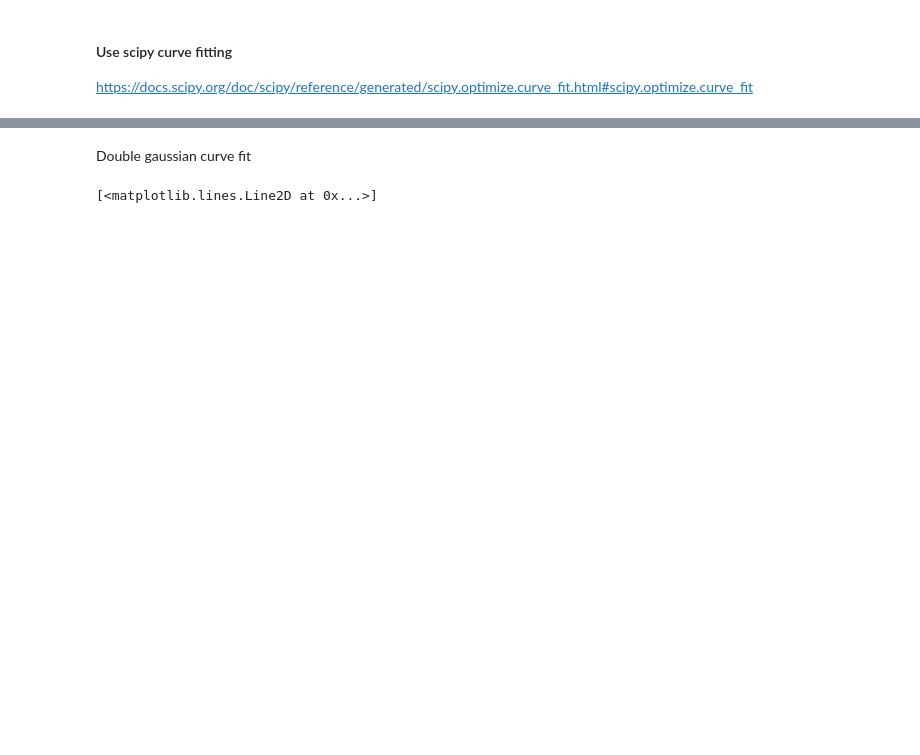
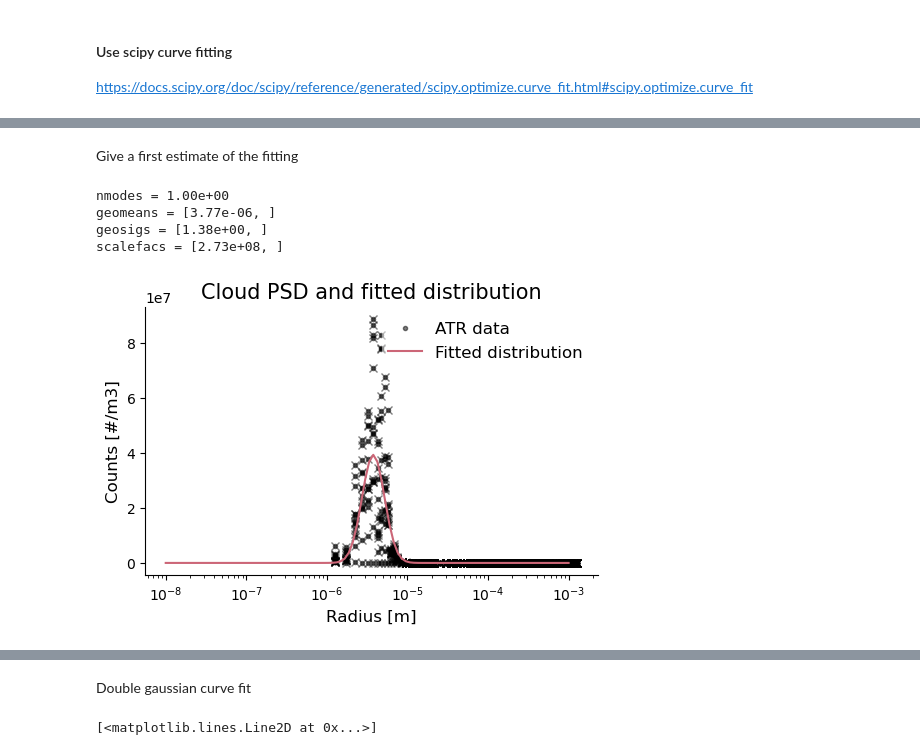
Before and after one commit to nilsnevertree/sdm-eurec4a, a Jupyter notebook: scripts/CLEO/initalize/fitting_psd.ipynb, the cells around one changed output, grey strips where cells are left out. Saved outputs shown, nothing was run; the diff lists cells and outputs as text; code cells hidden in the pictures; blank space fills up the shorter version.

```diff
--- a/scripts/CLEO/initalize/fitting_psd.ipynb
+++ b/scripts/CLEO/initalize/fitting_psd.ipynb
@@ -503,0 +651,40 @@ print(popt_low)
+# %% [markdown]
+Give a first estimate of the fitting
+# %%
+
+radii = np.logspace(-8, -3, 100)
+
+dist_aerosol = probdists.LnNormal(
+    geomeans             = [0.02e-6, 0.2e-6],
+    geosigs              = [1.55, 2.3],
+    scalefacs            = [1e9, 0.3e9],
+)
+
+dist_cloud = probdists.LnNormal(
+    geomeans = [1e0],
+    geosigs =  [1e0],
+    scalefacs = [1e0],
+)
+
+dist_cloud.fit_parameters(xdata, ydata, p0=p0, sigma=sigma)
+dist_cloud.scalefacs = [N_a_median]
+print(dist_cloud)
+
+fig, ax = plt.subplots(figsize=(5, 3.5), layout="constrained")
+
+ax.plot(xdata, ydata, "k.", alpha=0.5, label="ATR data")
+ax.plot(original_psd.radius, original_psd["particle_size_distribution"], "kx", alpha=0.5)
+ax.plot(radii, dist_cloud(radii) * np.sum(dist_cloud.scalefacs), label="Fitted distribution")
+ax.set_xscale("log")
+ax.legend()
+ax.set_xlabel("Radius [m]")
+ax.set_ylabel("Counts [#/m3]")
+ax.set_title("Cloud PSD and fitted distribution")
+
+fig.savefig(subfig_path / Path(f"fitting_psd.png"), dpi=300)
+# %% [output]
+nmodes = 1.00e+00
+geomeans = [3.77e-06, ]
+geosigs = [1.38e+00, ]
+scalefacs = [2.73e+08, ]
+[figure, added]
```
Also changed, not shown: parts of 47 cells of this notebook, 1 other file.
